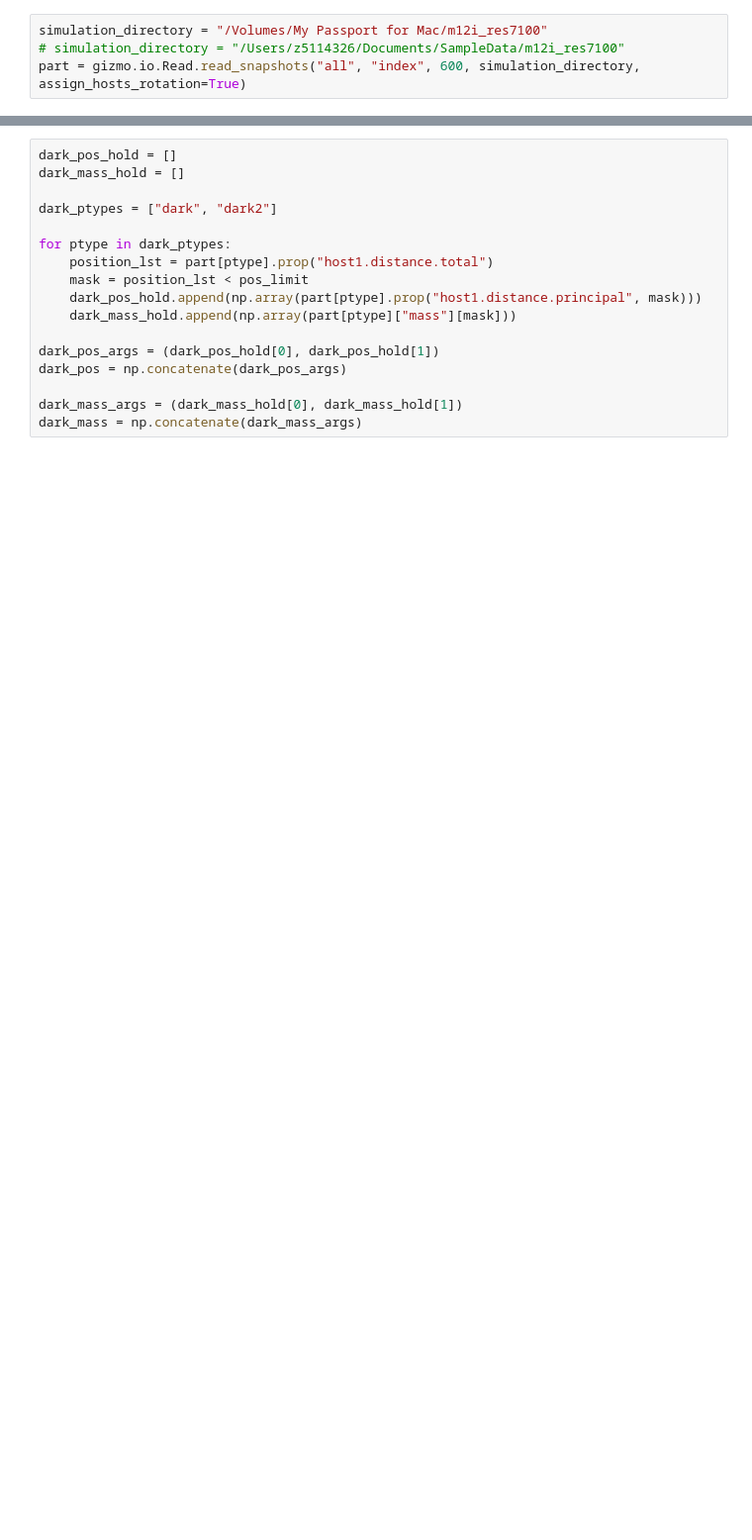
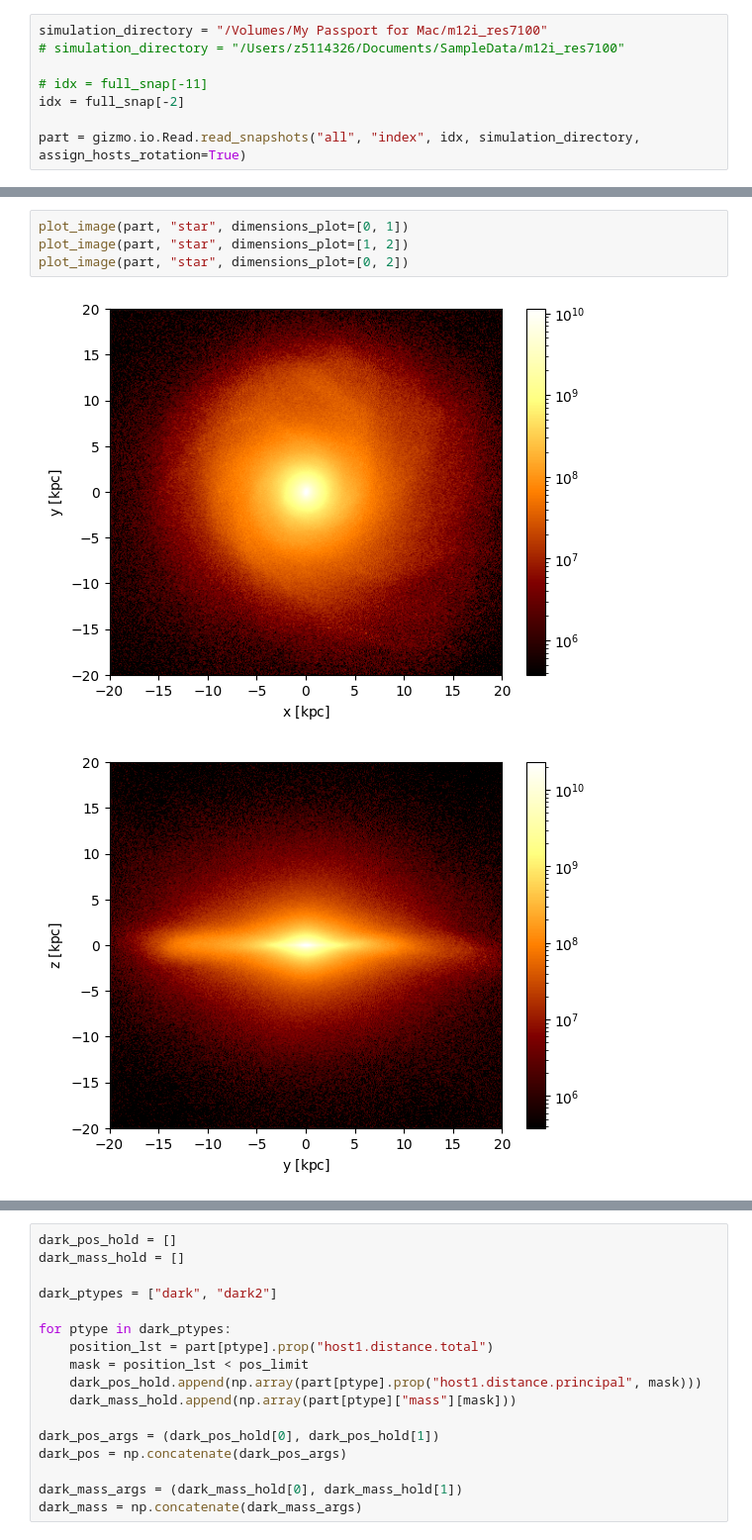
Before and after one commit to finn-pal/GC_kinematics, a Jupyter notebook: notebooks/agama_fit_test.ipynb, the cells around one changed output, grey strips where cells are left out. Shown at 99% size. Cells and saved outputs as stored; diff of their text form; blank space fills up the shorter version.

```diff
--- a/notebooks/agama_fit_test.ipynb
+++ b/notebooks/agama_fit_test.ipynb
@@ -9,7 +56,11 @@ import matplotlib.pyplot as plt
 # %%
 simulation_directory = "/Volumes/My Passport for Mac/m12i_res7100"
 # simulation_directory = "/Users/z5114326/Documents/SampleData/m12i_res7100"
-part = gizmo.io.Read.read_snapshots("all", "index", 600, simulation_directory, assign_hosts_rotation=True)
+
+# idx = full_snap[-11]
+idx = full_snap[-2]
+
+part = gizmo.io.Read.read_snapshots("all", "index", idx, simulation_directory, assign_hosts_rotation=True)
 # %% [output]
 # in utilities.simulation.Snapshot():
 * reading:  Volumes/My Passport for Mac/m12i_res7100/snapshot_times.txt
@@ -30,0 +204,7 @@ part = gizmo.io.Read.read_snapshots("all", "index", 600, simulation_directory, a
+# %%
+plot_image(part, "star", dimensions_plot=[0, 1])
+plot_image(part, "star", dimensions_plot=[1, 2])
+plot_image(part, "star", dimensions_plot=[0, 2])
+# %% [output]
+[figure, added]
+[figure, added]
```
Also changed, not shown: parts of 20 cells of this notebook, 6 other files.
